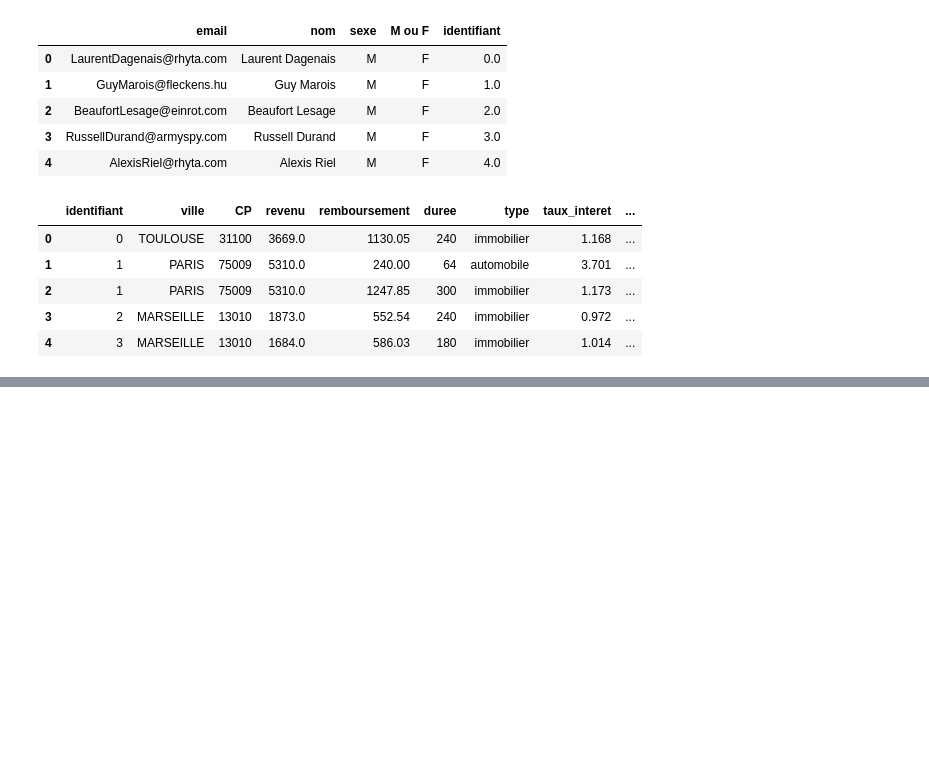
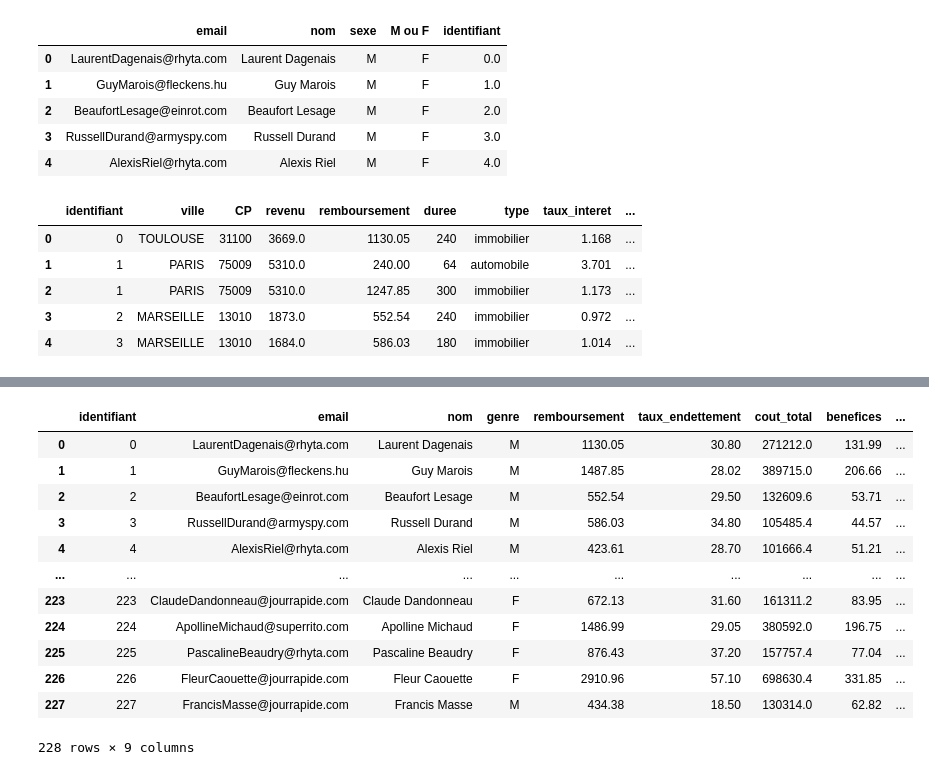
Before and after one commit to Charlot-DEDJINOU/Data-scientist, a Jupyter notebook: librairies Python pour la Data Science.ipynb, the cells around one changed output, grey strips where cells are left out. Drawn from its saved outputs; the diff is of its cells as text; code cells hidden in the pictures; blank space fills up the shorter version.

Commit message:
Fusionnez des données avec Pandas

```diff
--- a/librairies Python pour la Data Science.ipynb
+++ b/librairies Python pour la Data Science.ipynb
@@ -213,0 +160,16 @@ Name: benefices, dtype: float64
+# %%
+#Agrégez des données avec Pandas
+
+#Pourriez vous créez un dataframe profil client pour pallier ce problème
+profil_clients = prets.groupby('identifiant')[['remboursement','taux_endettement','cout_total','benefices']].sum()
+profil_clients.reset_index(inplace=True)
+display(profil_clients)
+
+#Recalculez le nombre exact de personnes en situation bancaire risquée à partir du taux d'endettemment
+print("le nombre exact de personnes en situation bancaire risquée à partir du taux d'endettemment " ,clients_group.loc[clients_group['taux_endettement'] > 35].shape[0])
+
+#Calculez le bénéfice dégagé par chacune de nos agences, par types de prêts. Vous présenterez vos résultats sous la forme d'un tableau simple
+display(prets.groupby(['ville' , 'type'])['benefices'].sum())
+
+#les bénéfices moyen réalisés par chaque agence, pour chaque type de prêt en utilisant pivot_table:
+display(prets.pivot_table(index='ville', columns='type', values='benefices', aggfunc=np.mean))
@@ -213,0 +212,33 @@ Name: benefices, dtype: float64
+# %%
+#Fusionnez des données avec Pandas
+
+clients_1 = pd.read_csv('https://raw.githubusercontent.com/OpenClassrooms-Student-Center/fr-4452741-decouvrez-les-librairies-python-pour-la-data-science/main/data/clients.csv')
+
+clients_2 = pd.read_csv('https://raw.githubusercontent.com/OpenClassrooms-Student-Center/fr-4452741-decouvrez-les-librairies-python-pour-la-data-science/main/data/clients_suite.csv')
+
+# rassembler les deux dataframes clients_1 et clients_2 en un gros dataframe clients qui contiendra l'ensemble des informations de notre clientèle !
+clients = pd.concat([clients_1, clients_2])
+
+#fusionner ce fichier clients avec les profils clients créés précédemment. Ces derniers se trouve dans le dataframe profil_clients qui a été généré en case 2
+data_clients = pd.merge(clients , profil_clients , on="identifiant")
+
+#Ajoutez l'information de l'age au dataframe data
+clients_age = pd.read_csv('https://raw.githubusercontent.com/OpenClassrooms-Student-Center/fr-4452741-decouvrez-les-librairies-python-pour-la-data-science/main/data/client_age.csv')
+
+data_clients = pd.merge(data_clients , clients_age , on='identifiant' , how='left')
+
+data_clients
+# %% [output]
+|  | identifiant | email | nom | genre | remboursement | taux_endettement | cout_total | benefices | ... |
+| 0 | 0 | LaurentDagenais@rhyta.com | Laurent Dagenais | M | 1130.05 | 30.80 | 271212.0 | 131.99 | ... |
+| 1 | 1 | GuyMarois@fleckens.hu | Guy Marois | M | 1487.85 | 28.02 | 389715.0 | 206.66 | ... |
+| 2 | 2 | BeaufortLesage@einrot.com | Beaufort Lesage | M | 552.54 | 29.50 | 132609.6 | 53.71 | ... |
+| 3 | 3 | RussellDurand@armyspy.com | Russell Durand | M | 586.03 | 34.80 | 105485.4 | 44.57 | ... |
+| 4 | 4 | AlexisRiel@rhyta.com | Alexis Riel | M | 423.61 | 28.70 | 101666.4 | 51.21 | ... |
+| ... | ... | ... | ... | ... | ... | ... | ... | ... | ... |
+| 223 | 223 | ClaudeDandonneau@jourrapide.com | Claude Dandonneau | F | 672.13 | 31.60 | 161311.2 | 83.95 | ... |
+| 224 | 224 | ApollineMichaud@superrito.com | Apolline Michaud | F | 1486.99 | 29.05 | 380592.0 | 196.75 | ... |
+| 225 | 225 | PascalineBeaudry@rhyta.com | Pascaline Beaudry | F | 876.43 | 37.20 | 157757.4 | 77.04 | ... |
+| 226 | 226 | FleurCaouette@jourrapide.com | Fleur Caouette | F | 2910.96 | 57.10 | 698630.4 | 331.85 | ... |
+| 227 | 227 | FrancisMasse@jourrapide.com | Francis Masse | M | 434.38 | 18.50 | 130314.0 | 62.82 | ... |
+228 rows × 9 columns
```
Also changed, not shown: parts of 4 cells of this notebook.
